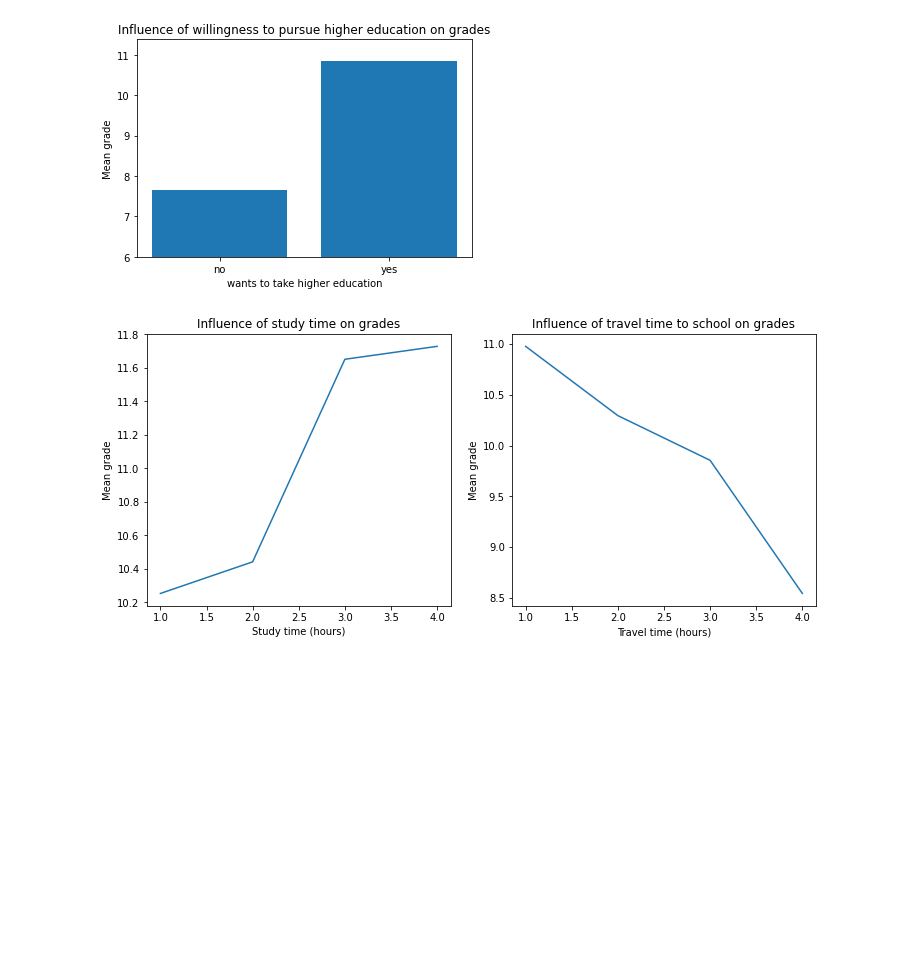
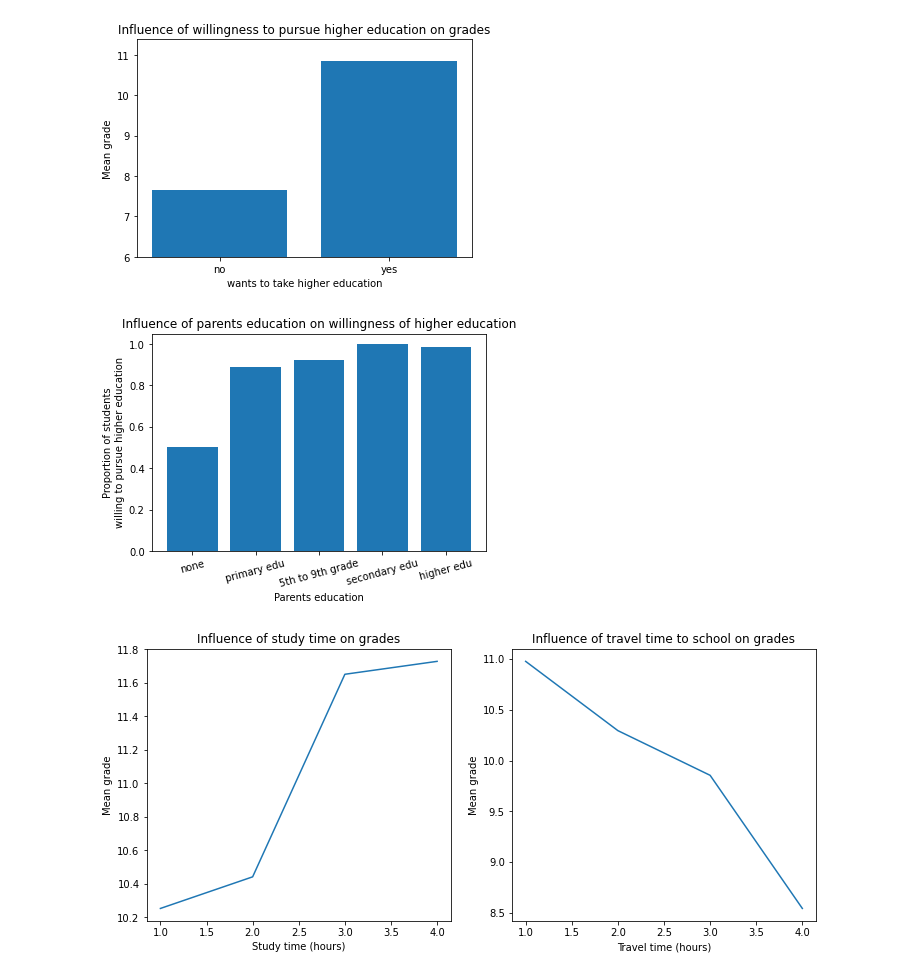
Before and after one commit to Vectypus/Data-Science-Project, a Jupyter notebook: Part1/Part1.ipynb, the cells around one changed output. Cells and saved outputs as stored; diff of their text form; code cells hidden in the pictures; blank space fills up the shorter version.

```diff
--- a/Part1/Part1.ipynb
+++ b/Part1/Part1.ipynb
@@ -236,6 +216,18 @@ plt.savefig('plots/higher.svg')
 plt.show()
 # %% [output]
 [figure]
+# %%
+h = df2.groupby("Pedu").mean()
+plt.bar(["none", "primary edu", "5th to 9th grade", "secondary edu", "higher edu"], h.higher)
+
+plt.title("Influence of parents education on willingness of higher education")
+plt.xlabel("Parents education")
+plt.ylabel("Proportion of students\nwilling to pursue higher education")
+plt.xticks(rotation=15)
+plt.savefig('plots/edu_higher.svg')
+plt.show()
+# %% [output]
+[figure, added]
 # %%
 stime = df2.groupby("studytime").mean()
 ttime = df2.groupby("traveltime").mean()
```
Also changed, not shown: parts of 4 cells of this notebook, 15 other files.
